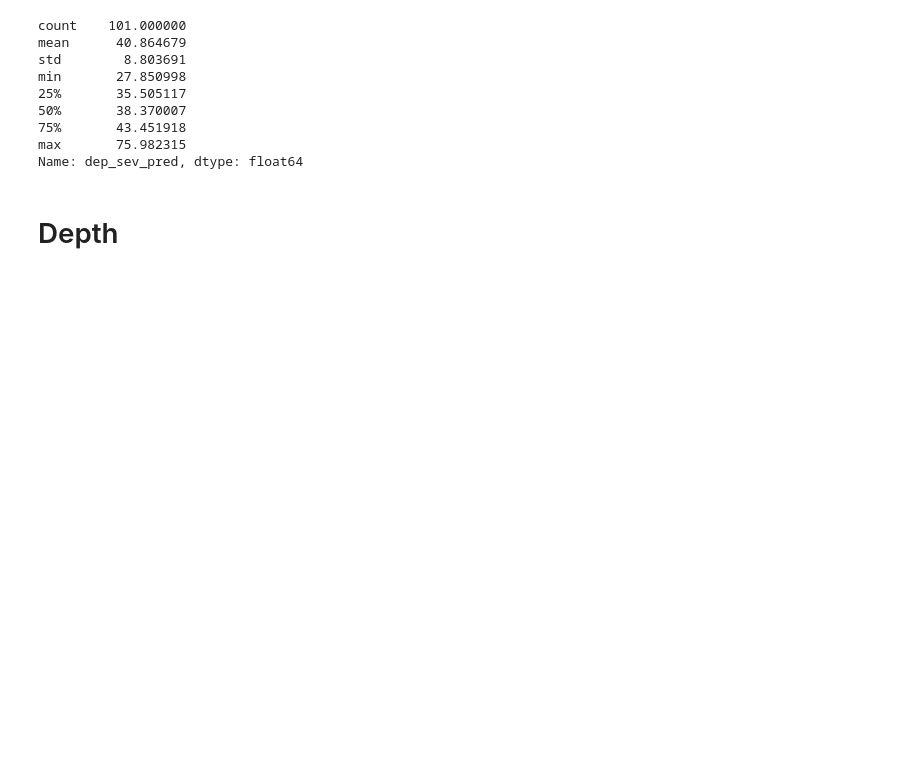
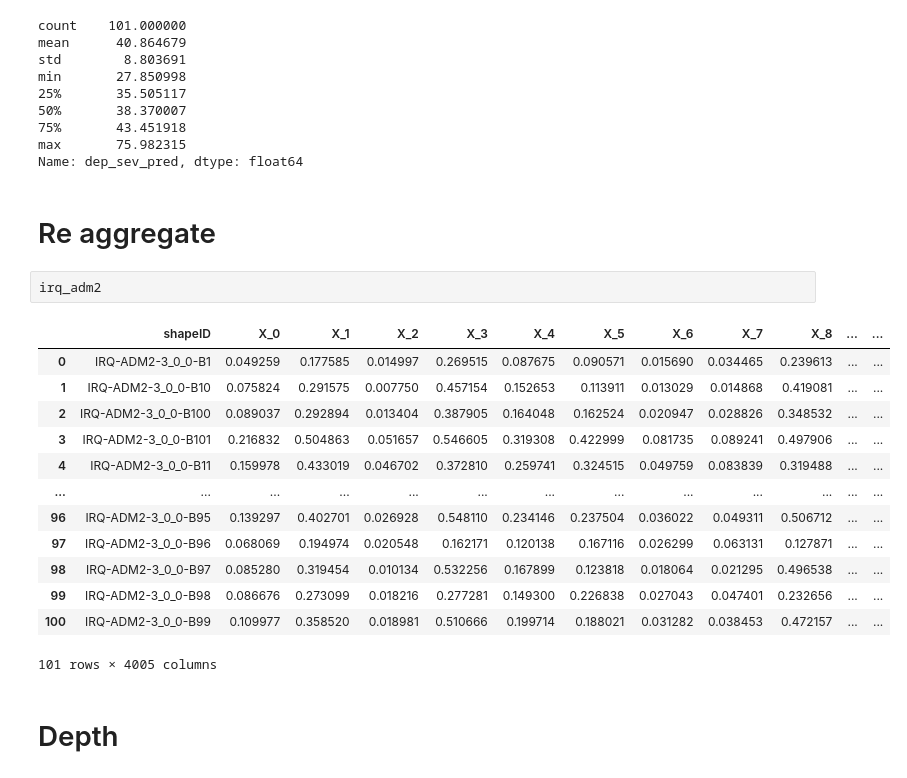
Before and after one commit to marinavicini/child_poverty_iraq, a Jupyter notebook: notebooks/1.2_mv_load-adm1-data.ipynb, the cells around one changed output. Drawn from its saved outputs; the diff is of its cells as text; blank space fills up the shorter version.

```diff
--- a/notebooks/1.2_mv_load-adm1-data.ipynb
+++ b/notebooks/1.2_mv_load-adm1-data.ipynb
@@ -875,6 +875,24 @@ min       27.850998
 75%       43.451918
 max       75.982315
 Name: dep_sev_pred, dtype: float64
+# %% [markdown]
+# Re aggregate
+# %%
+irq_adm2
+# %% [output]
+|  | shapeID | X_0 | X_1 | X_2 | X_3 | X_4 | X_5 | X_6 | X_7 | X_8 | ... | ... |
+| 0 | IRQ-ADM2-3_0_0-B1 | 0.049259 | 0.177585 | 0.014997 | 0.269515 | 0.087675 | 0.090571 | 0.015690 | 0.034465 | 0.239613 | ... | ... |
+| 1 | IRQ-ADM2-3_0_0-B10 | 0.075824 | 0.291575 | 0.007750 | 0.457154 | 0.152653 | 0.113911 | 0.013029 | 0.014868 | 0.419081 | ... | ... |
+| 2 | IRQ-ADM2-3_0_0-B100 | 0.089037 | 0.292894 | 0.013404 | 0.387905 | 0.164048 | 0.162524 | 0.020947 | 0.028826 | 0.348532 | ... | ... |
+| 3 | IRQ-ADM2-3_0_0-B101 | 0.216832 | 0.504863 | 0.051657 | 0.546605 | 0.319308 | 0.422999 | 0.081735 | 0.089241 | 0.497906 | ... | ... |
+| 4 | IRQ-ADM2-3_0_0-B11 | 0.159978 | 0.433019 | 0.046702 | 0.372810 | 0.259741 | 0.324515 | 0.049759 | 0.083839 | 0.319488 | ... | ... |
+| ... | ... | ... | ... | ... | ... | ... | ... | ... | ... | ... | ... | ... |
+| 96 | IRQ-ADM2-3_0_0-B95 | 0.139297 | 0.402701 | 0.026928 | 0.548110 | 0.234146 | 0.237504 | 0.036022 | 0.049311 | 0.506712 | ... | ... |
+| 97 | IRQ-ADM2-3_0_0-B96 | 0.068069 | 0.194974 | 0.020548 | 0.162171 | 0.120138 | 0.167116 | 0.026299 | 0.063131 | 0.127871 | ... | ... |
+| 98 | IRQ-ADM2-3_0_0-B97 | 0.085280 | 0.319454 | 0.010134 | 0.532256 | 0.167899 | 0.123818 | 0.018064 | 0.021295 | 0.496538 | ... | ... |
+| 99 | IRQ-ADM2-3_0_0-B98 | 0.086676 | 0.273099 | 0.018216 | 0.277281 | 0.149300 | 0.226838 | 0.027043 | 0.047401 | 0.232656 | ... | ... |
+| 100 | IRQ-ADM2-3_0_0-B99 | 0.109977 | 0.358520 | 0.018981 | 0.510666 | 0.199714 | 0.188021 | 0.031282 | 0.038453 | 0.472157 | ... | ... |
+101 rows × 4005 columns
 # %% [markdown]
 # Depth
 # %%
```
Also changed, not shown: parts of 6 cells of this notebook, 2 other files.
